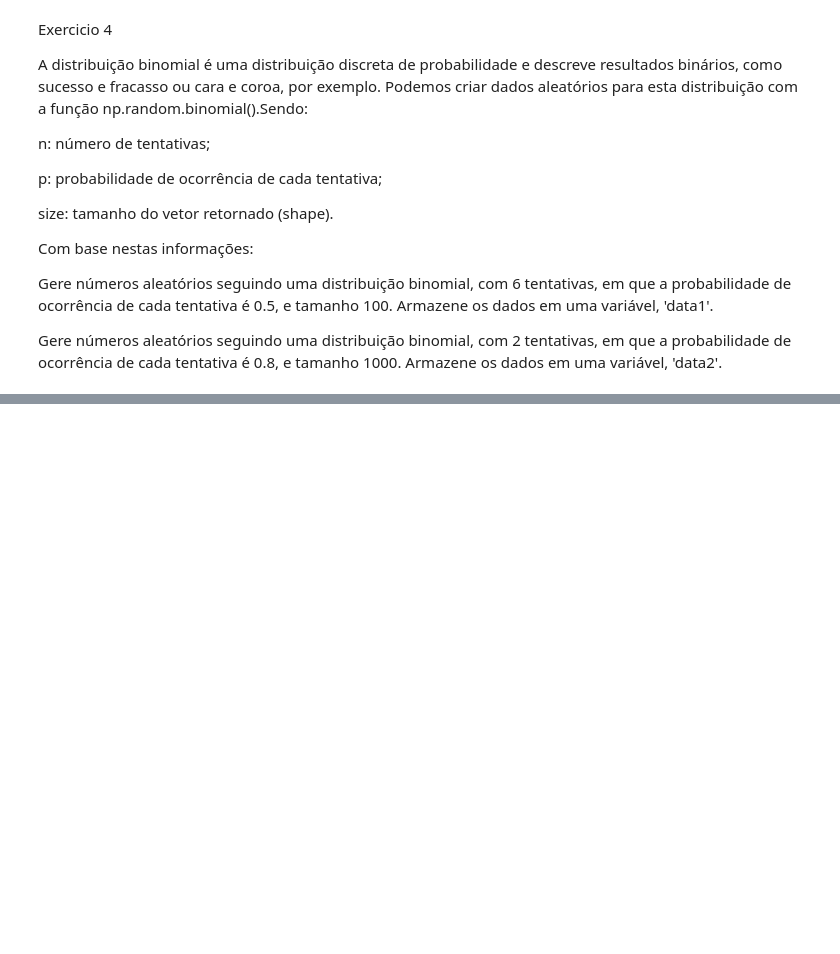
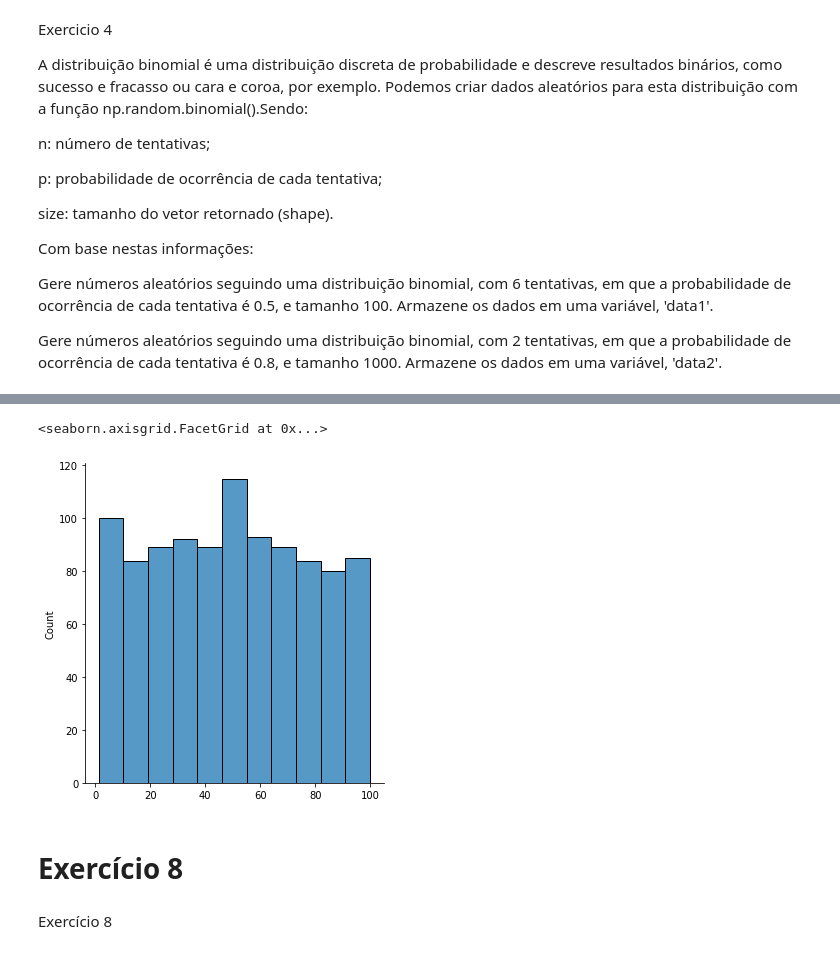
Before and after one commit to isaiastrajano/BootCamp_Python_DataScience, a Jupyter notebook: Exercicios_numpy_random.ipynb, the cells around one changed output, grey strips where cells are left out. Saved outputs shown, nothing was run; the diff lists cells and outputs as text; code cells hidden in the pictures; blank space fills up the shorter version.

```diff
--- a/Exercicios_numpy_random.ipynb
+++ b/Exercicios_numpy_random.ipynb
@@ -102,0 +154,11 @@ Gere números aleatórios seguindo uma distribuição binomial, com 2 tentativas
+# %%
+ex7 = np.random.uniform(1, 100, size = (1000))
+# %%
+sns.displot(ex7)
+# %% [output]
+<seaborn.axisgrid.FacetGrid at 0x...>
+[figure, added]
+# %% [markdown]
+# Exercício 8
+# %% [markdown]
+Exercício 8
```
Also changed, not shown: parts of 29 cells of this notebook.
